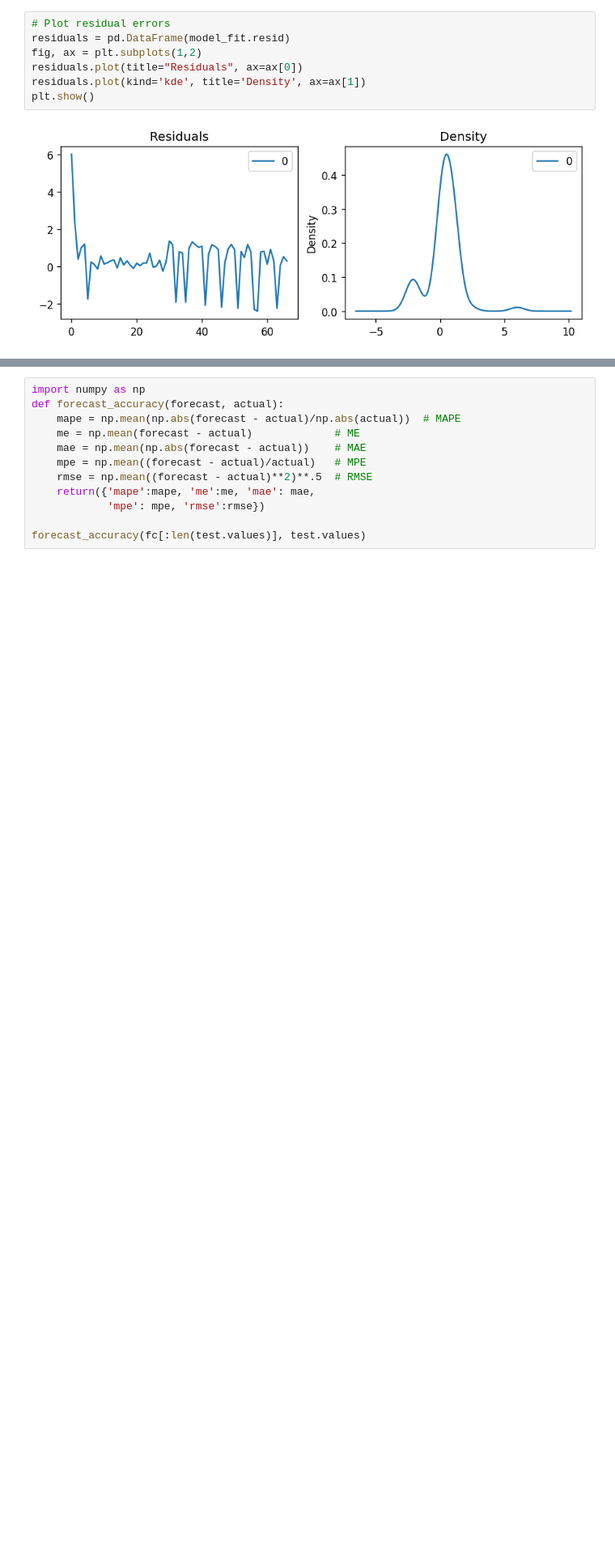
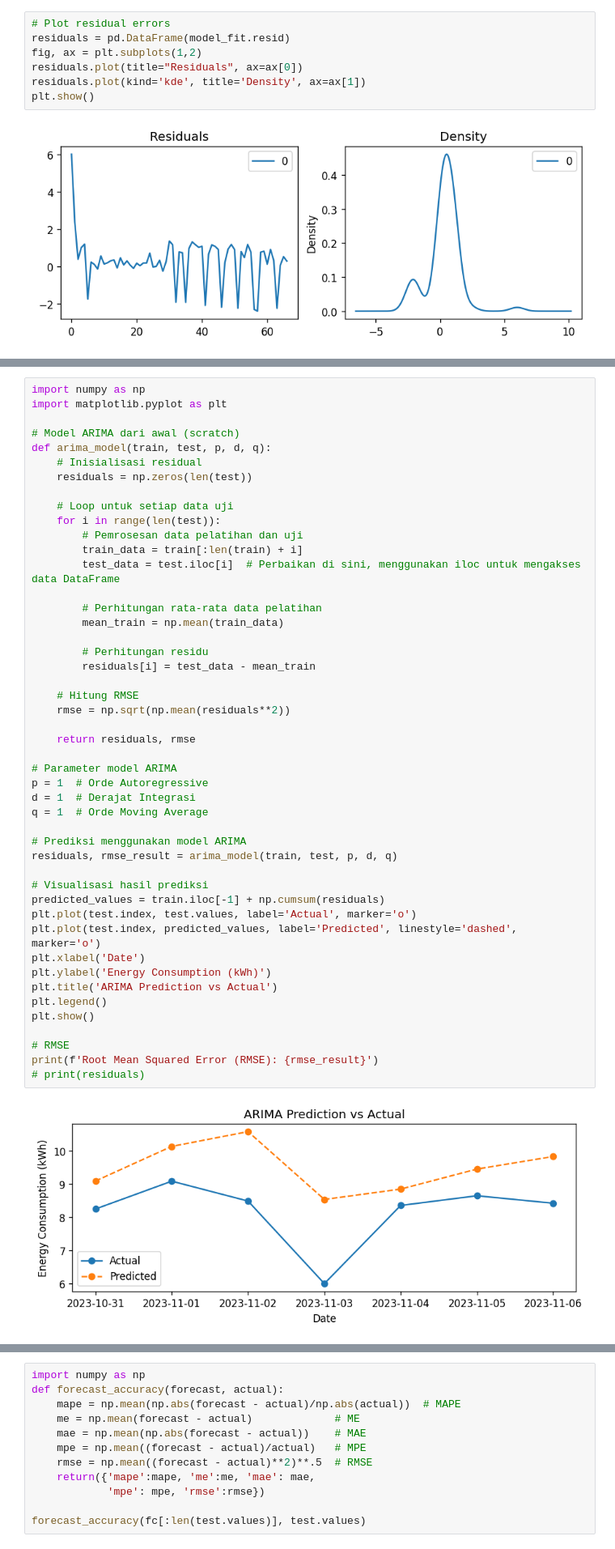
Before and after one commit to kenziehh/SmartHome, a Jupyter notebook: prediction.ipynb, the cells around one changed output, grey strips where cells are left out. Shown: that part at 81% size. Drawn from its saved outputs; the diff is of its cells as text; blank space fills up the shorter version.

```diff
--- a/prediction.ipynb
+++ b/prediction.ipynb
@@ -261,3 +249,52 @@ from statsmodels.tsa.stattools import acf
 # Create Training and Test
 train = df['Energy Consumption (kWh)'][:60]
 test = df['Energy Consumption (kWh)'][60:]
+# %%
+import numpy as np
+import matplotlib.pyplot as plt
+
+# Model ARIMA dari awal (scratch)
+def arima_model(train, test, p, d, q):
+    # Inisialisasi residual
+    residuals = np.zeros(len(test))
+
+    # Loop untuk setiap data uji
+    for i in range(len(test)):
+        # Pemrosesan data pelatihan dan uji
+        train_data = train[:len(train) + i]
+        test_data = test.iloc[i]  # Perbaikan di sini, menggunakan iloc untuk mengakses data DataFrame
+
+        # Perhitungan rata-rata data pelatihan
+        mean_train = np.mean(train_data)
+
+        # Perhitungan residu
+        residuals[i] = test_data - mean_train
+
+    # Hitung RMSE
+    rmse = np.sqrt(np.mean(residuals**2))
+
+    return residuals, rmse
+
+# Parameter model ARIMA
+p = 1  # Orde Autoregressive
+d = 1  # Derajat Integrasi
+q = 1  # Orde Moving Average
+
+# Prediksi menggunakan model ARIMA
+residuals, rmse_result = arima_model(train, test, p, d, q)
+
+# Visualisasi hasil prediksi
+predicted_values = train.iloc[-1] + np.cumsum(residuals)
+plt.plot(test.index, test.values, label='Actual', marker='o')
+plt.plot(test.index, predicted_values, label='Predicted', linestyle='dashed', marker='o')
+plt.xlabel('Date')
+plt.ylabel('Energy Consumption (kWh)')
+plt.title('ARIMA Prediction vs Actual')
+plt.legend()
+plt.show()
+
+# RMSE
+print(f'Root Mean Squared Error (RMSE): {rmse_result}')
+# print(residuals)
+# %% [output]
+[figure, added]
```
Also changed, not shown: parts of 14 cells of this notebook.
